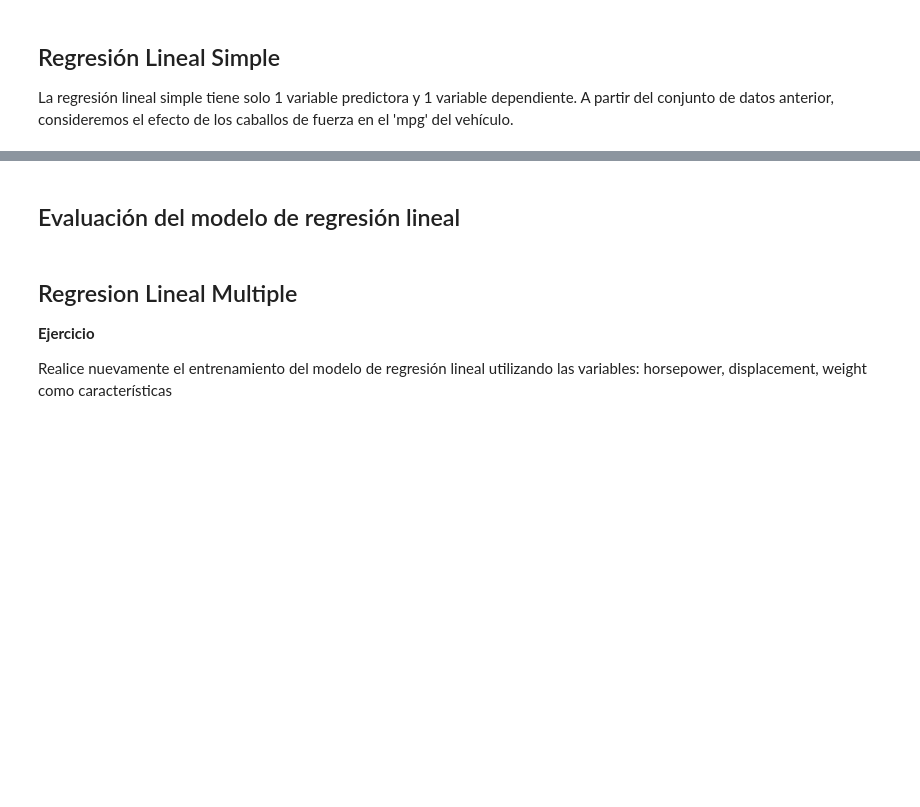
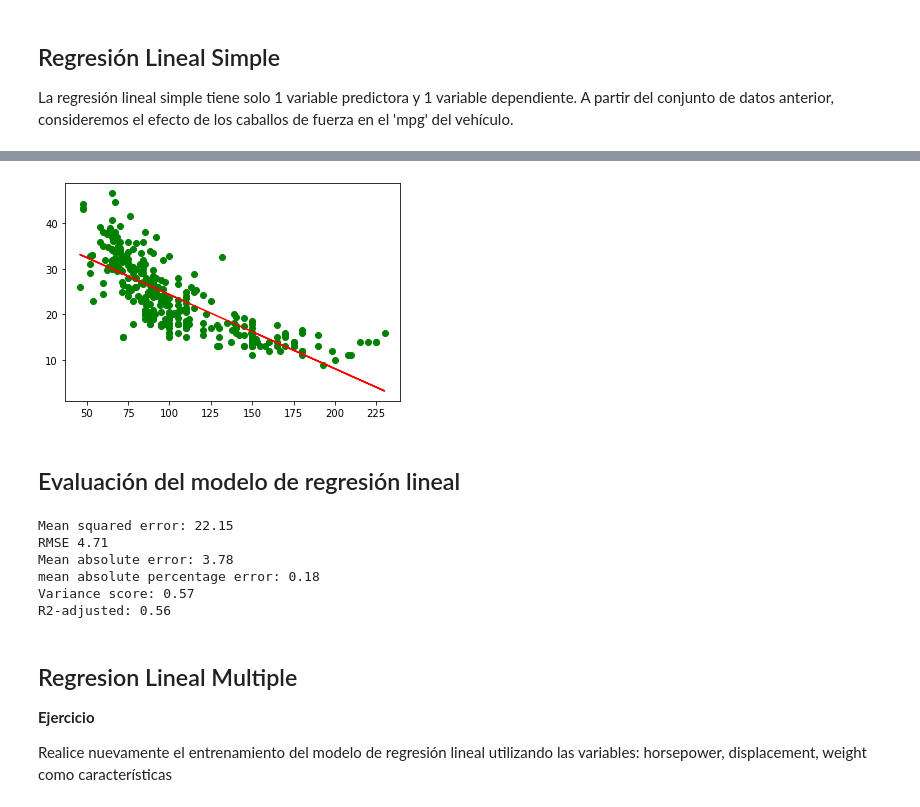
Before and after one commit to mlondono-oc/LEA2, a Jupyter notebook: Modulo2/M1_Algoritmos_bases_introductorios_RL.ipynb, the cells around one changed output, grey strips where cells are left out. Saved outputs shown, nothing was run; the diff lists cells and outputs as text; code cells hidden in the pictures; blank space fills up the shorter version.

```diff
--- a/Modulo2/M1_Algoritmos_bases_introductorios_RL.ipynb
+++ b/Modulo2/M1_Algoritmos_bases_introductorios_RL.ipynb
@@ -52,0 +124,5 @@ Documentación del modelo: https://scikit-learn.org/stable/modules/generated/skl
+# %%
+# Separemos la variable de entrada de la variable objetivo
+df_rls = df_auto[['target', 'horsepower']]
+y = df_rls['target']
+x = df_rls.drop(['target'], axis =1)
@@ -77,6 +163,12 @@ La regresión lineal simple tiene solo 1 variable predictora y 1 variable depend
 # %%
 # Pronostico para los datos de entrenamiento
+y_pred_train = modelo_rls.predict(x_train)
 # %%
 # Miremos como se ajusta el modelo a los datos
+plt.scatter(x_train, y_train, color = 'g')
+plt.plot(x_train, y_pred_train, color = 'r')
+plt.show()
+# %% [output]
+[figure, added]
 # %% [markdown]
 ## Evaluación del modelo de regresión lineal
@@ -100,3 +177,33 @@ La regresión lineal simple tiene solo 1 variable predictora y 1 variable depend
+# %%
+from sklearn.metrics import mean_squared_error, mean_absolute_error, r2_score, mean_absolute_percentage_error
+import math
+
+# MSE
+print("Mean squared error: %.2f" % mean_squared_error(y_test, y_pred_test))
+
+# RMSE
+print("RMSE %.2f" % math.sqrt(mean_squared_error(y_test, y_pred_test)))
+
+#MAE
+print("Mean absolute error: %.2f" % mean_absolute_error(y_test, y_pred_test))
+
+#MAPE
+print("mean absolute percentage error: %.2f" % mean_absolute_percentage_error(y_test, y_pred_test))
+
+# R2
+print("Variance score: %.2f" % r2_score(y_test, y_pred_test))
+
+# R2-adjusted
+r2 = r2_score(y_test, y_pred_test)
+adj_r2 = 1 - (1-r2)*(len(y_test)-1)/(len(y_test)-x.shape[1]-1)
+print("R2-adjusted: %.2f" % adj_r2)
+# %% [output]
+Mean squared error: 22.15
+RMSE 4.71
+Mean absolute error: 3.78
+mean absolute percentage error: 0.18
+Variance score: 0.57
+R2-adjusted: 0.56
 # %% [markdown]
 ## Regresion Lineal Multiple
 
```
Also changed, not shown: parts of 20 cells of this notebook.
